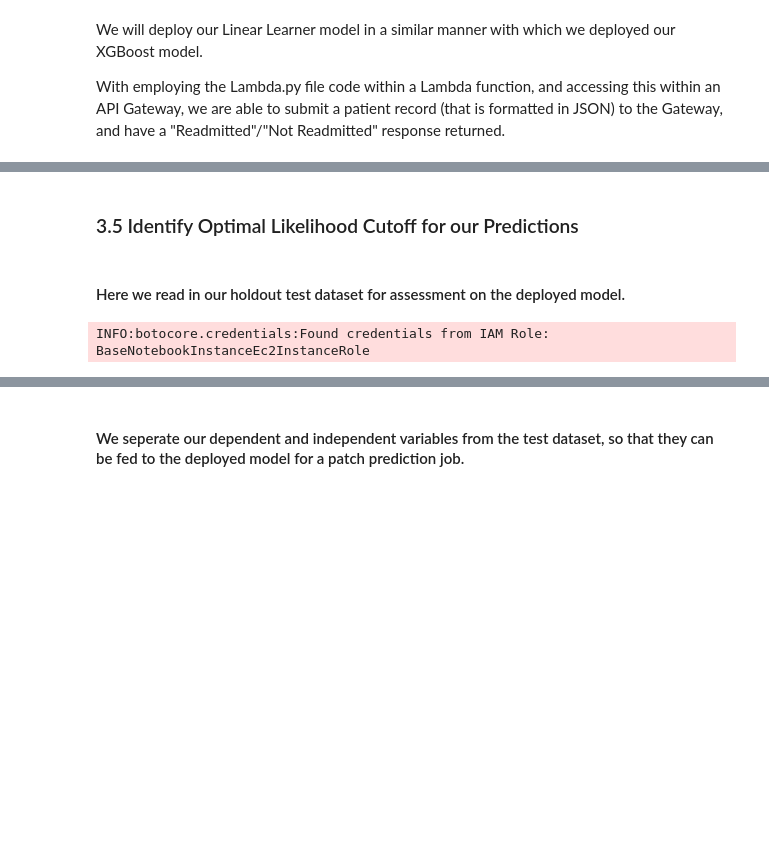
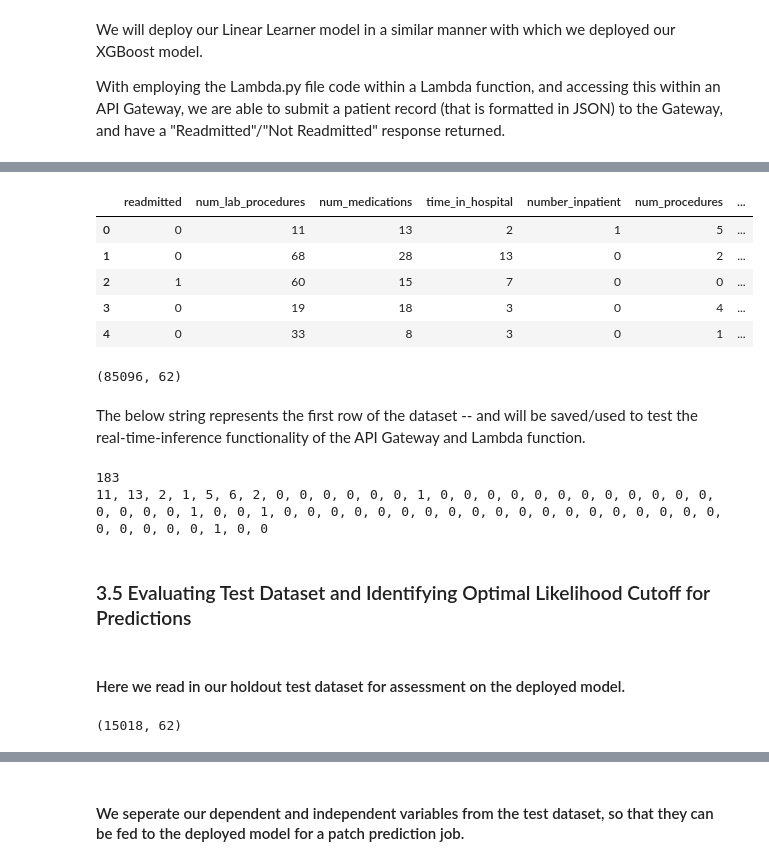
Before and after one commit to timfwater/Waterman_Projects, a Jupyter notebook: 4. Linear_Learner.ipynb, the cells around one changed output, grey strips where cells are left out. Cells and saved outputs as stored; diff of their text form; code cells hidden in the pictures; blank space fills up the shorter version.

Commit message:
Add files via upload
Updated functionality/formatting of Linear Learner, and made threshold update to lambda fx

```diff
--- a/4. Linear_Learner.ipynb
+++ b/4. Linear_Learner.ipynb
@@ -75,0 +87,13 @@ pd.set_option('display.max_rows', 500)
+# %%
+role = get_execution_role()
+sagemaker_session = sagemaker.Session()
+bucket = 'diabetes-directory'  # Replace with your S3 bucket name
+input_prefix = 'cleaned_diabetes'  # Replace with the S3 prefix where your protobuf data is stored
+output_location = "s3://diabetes-directory/cleaned_diabetes/optimized_output/"
+k_folder = 'k' #folders to facilitate k-fold cross validation
+
+#input_file = 'reduced_dimensions_diabetes_train.csv'
+#k_fold_output = 'k_hyp_models' #folders to facilitate k-fold cross validation
+test_dataset = 'reduced_dimensions_diabetes_test.csv'
+train_dataset = "reduced_dimensions_diabetes_train.csv"
+train_headers = "reduced_dimensions_diabetes_train_headers.csv"
@@ -97,0 +107,21 @@ sagemaker.config INFO - Not applying SDK defaults from location: /home/ec2-user/
+# %%
+def CSV_Reader(bucket, subfolder, source_file_name):
+
+    '''The CSV_Reader() function takes in the names of the bucket, subfolder, and source file name, and desired dataframe name.
+    It first constructs the filepath, and then imports the file residing at this filepath, based on the title fed to the function.
+
+    Arguments
+    ---------
+    bucket: Head S3 repository bucket
+    subfolder: Subfolder containing the source data
+    source_file_name: Name of source CSV data file
+
+    Return
+    ---------
+    Returns the source data in a pandas dataframe '''
+
+    data_location = 's3://{}/{}/{}'.format(bucket, subfolder, source_file_name)
+    dataset = pd.read_csv(data_location, low_memory=False, header='infer')
+    return dataset
+# %%
+diabetes = CSV_Reader(bucket, input_prefix, train_headers)
@@ -188,5 +435,30 @@ INFO:sagemaker:Creating endpoint with name linear-learner-2023-11-02-20-25-59-83
+# %%
+diabetes.head()
+# %% [output]
+|  | readmitted | num_lab_procedures | num_medications | time_in_hospital | number_inpatient | num_procedures | ... |
+| 0 | 0 | 11 | 13 | 2 | 1 | 5 | ... |
+| 1 | 0 | 68 | 28 | 13 | 0 | 2 | ... |
+| 2 | 1 | 60 | 15 | 7 | 0 | 0 | ... |
+| 3 | 0 | 19 | 18 | 3 | 0 | 4 | ... |
+| 4 | 0 | 33 | 8 | 3 | 0 | 1 | ... |
+# %%
+diabetes.shape
+# %% [output]
+(85096, 62)
+# %% [markdown]
+The below string represents the first row of the dataset -- and will be saved/used to test the real-time-inference functionality of the API Gateway and Lambda function.
+# %%
+# Extract the values from the row and convert them to a comma-separated string
+row_values = diabetes.iloc[0, 1:].values
+csv_string = ', '.join(map(str, row_values))
+
+print(len(csv_string))
+print(csv_string)
+# %% [output]
+183
+11, 13, 2, 1, 5, 6, 2, 0, 0, 0, 0, 0, 0, 1, 0, 0, 0, 0, 0, 0, 0, 0, 0, 0, 0, 0, 0, 0, 0, 0, 1, 0, 0, 1, 0, 0, 0, 0, 0, 0, 0, 0, 0, 0, 0, 0, 0, 0, 0, 0, 0, 0, 0, 0, 0, 0, 0, 0, 1, 0, 0
 # %% [markdown]
-### 3.5 Identify Optimal Likelihood Cutoff for our Predictions
+### 3.5 Evaluating Test Dataset and Identifying Optimal Likelihood Cutoff for Predictions
 # %% [markdown]
 #### Here we read in our holdout test dataset for assessment on the deployed model.
 # %%
@@ -209,6 +481,8 @@ def CSV_Reader(bucket, subfolder, source_file_name):
     dataset = pd.read_csv(data_location, low_memory=False)
     return dataset
 # %%
-test_dataset = CSV_Reader(bucket, folder, 'test.csv')
+test_dataset = CSV_Reader(bucket, input_prefix, test_dataset)
-# %% [output]
-INFO:botocore.credentials:Found credentials from IAM Role: BaseNotebookInstanceEc2InstanceRole
+# %%
+test_dataset.shape
+# %% [output]
+(15018, 62)
```
Also changed, not shown: parts of 80 cells of this notebook, 1 other file.
